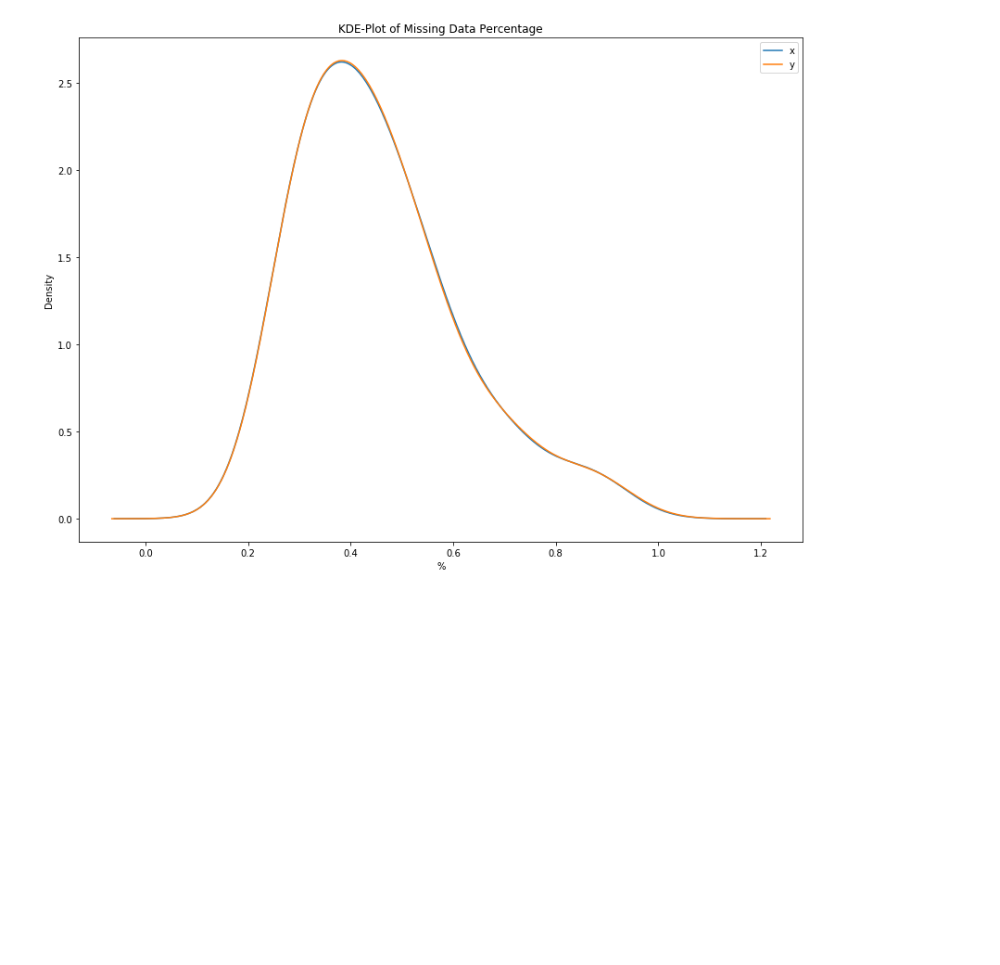
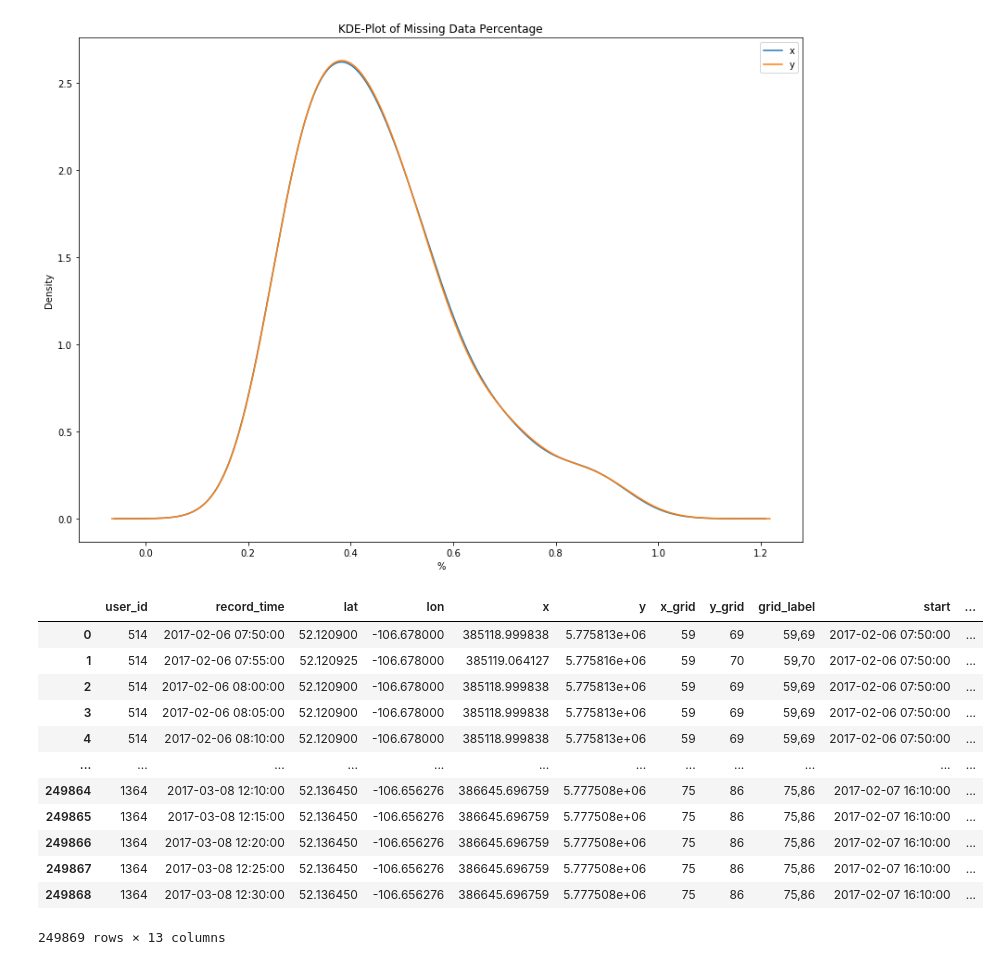
Before and after one commit to ajal8/DP_Project, a Jupyter notebook: Data_Prepration.ipynb, the cells around one changed output. Saved outputs shown, nothing was run; the diff lists cells and outputs as text; code cells hidden in the pictures; blank space fills up the shorter version.

```diff
--- a/Data_Prepration.ipynb
+++ b/Data_Prepration.ipynb
@@ -567,3 +579,19 @@ plot
 # %% [output]
 Text(0.5, 0, '%')
 [figure]
+# %%
+gps_data_time
+# %% [output]
+|  | user_id | record_time | lat | lon | x | y | x_grid | y_grid | grid_label | start | ... |
+| 0 | 514 | 2017-02-06 07:50:00 | 52.120900 | -106.678000 | 385118.999838 | 5.775813e+06 | 59 | 69 | 59,69 | 2017-02-06 07:50:00 | ... |
+| 1 | 514 | 2017-02-06 07:55:00 | 52.120925 | -106.678000 | 385119.064127 | 5.775816e+06 | 59 | 70 | 59,70 | 2017-02-06 07:50:00 | ... |
+| 2 | 514 | 2017-02-06 08:00:00 | 52.120900 | -106.678000 | 385118.999838 | 5.775813e+06 | 59 | 69 | 59,69 | 2017-02-06 07:50:00 | ... |
+| 3 | 514 | 2017-02-06 08:05:00 | 52.120900 | -106.678000 | 385118.999838 | 5.775813e+06 | 59 | 69 | 59,69 | 2017-02-06 07:50:00 | ... |
+| 4 | 514 | 2017-02-06 08:10:00 | 52.120900 | -106.678000 | 385118.999838 | 5.775813e+06 | 59 | 69 | 59,69 | 2017-02-06 07:50:00 | ... |
+| ... | ... | ... | ... | ... | ... | ... | ... | ... | ... | ... | ... |
+| 249864 | 1364 | 2017-03-08 12:10:00 | 52.136450 | -106.656276 | 386645.696759 | 5.777508e+06 | 75 | 86 | 75,86 | 2017-02-07 16:10:00 | ... |
+| 249865 | 1364 | 2017-03-08 12:15:00 | 52.136450 | -106.656276 | 386645.696759 | 5.777508e+06 | 75 | 86 | 75,86 | 2017-02-07 16:10:00 | ... |
+| 249866 | 1364 | 2017-03-08 12:20:00 | 52.136450 | -106.656276 | 386645.696759 | 5.777508e+06 | 75 | 86 | 75,86 | 2017-02-07 16:10:00 | ... |
+| 249867 | 1364 | 2017-03-08 12:25:00 | 52.136450 | -106.656276 | 386645.696759 | 5.777508e+06 | 75 | 86 | 75,86 | 2017-02-07 16:10:00 | ... |
+| 249868 | 1364 | 2017-03-08 12:30:00 | 52.136450 | -106.656276 | 386645.696759 | 5.777508e+06 | 75 | 86 | 75,86 | 2017-02-07 16:10:00 | ... |
+249869 rows × 13 columns
```
Also changed, not shown: parts of 3 cells of this notebook.
